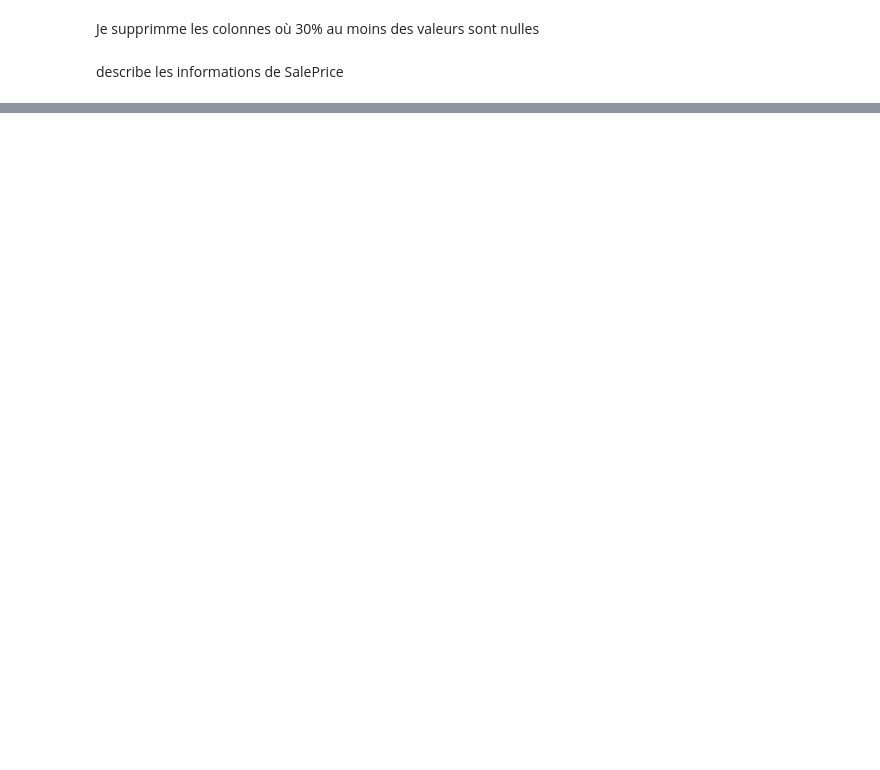
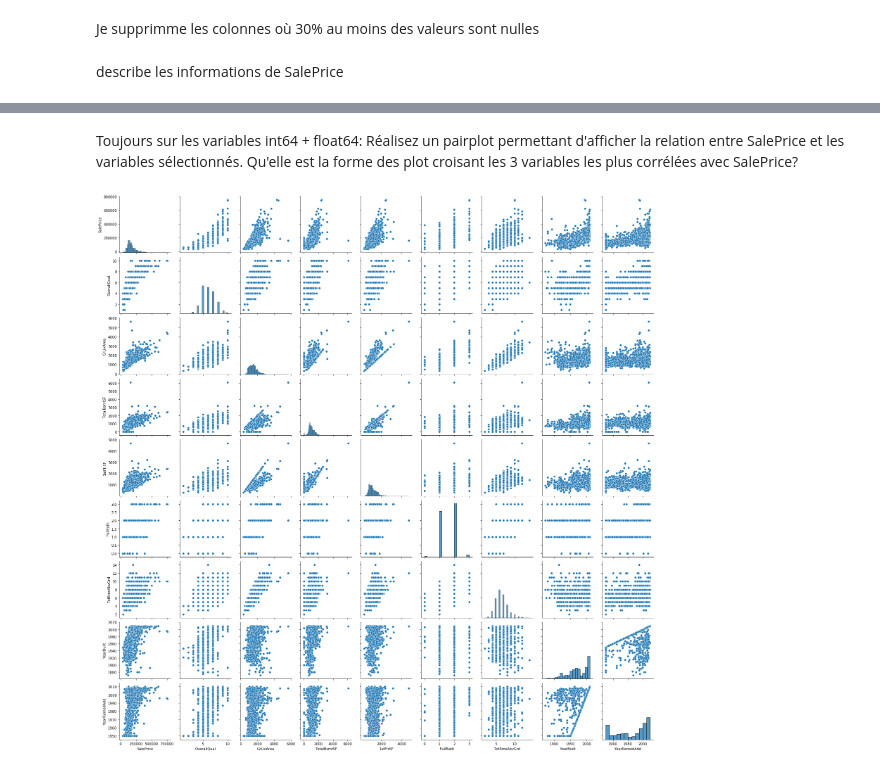
Before and after one commit to camillesauer/eda_maison, a Jupyter notebook: eda_maison.ipynb, the cells around one changed output, grey strips where cells are left out. Saved outputs shown, nothing was run; the diff lists cells and outputs as text; code cells hidden in the pictures; blank space fills up the shorter version.

```diff
--- a/eda_maison.ipynb
+++ b/eda_maison.ipynb
@@ -27,0 +85,2 @@ sns.displot(data = df_house, x="SalePrice")
+# %%
+df_house_type = df_house.select_dtypes(include=['int64', 'float64'])
@@ -27,0 +134,18 @@ sns.displot(data = df_house, x="SalePrice")
+# %% [markdown]
+Toujours sur les variables int64 + float64: Réalisez un pairplot permettant d'afficher la relation entre SalePrice et les variables sélectionnés. Qu'elle est la forme des plot croisant les 3 variables les plus corrélées avec SalePrice?
+# %%
+df_pairplot = ['SalePrice',
+      'OverallQual',
+      'GrLivArea',
+      'TotalBsmtSF',
+      '1stFlrSF',
+      'FullBath',
+      'TotRmsAbvGrd',
+      'YearBuilt',
+      'YearRemodAdd']
+
+plot_sale_price = df_house_type.loc[:, df_pairplot]
+sns.pairplot(plot_sale_price)
+plt.show;
+# %% [output]
+[figure, added]
```
Also changed, not shown: parts of 23 cells of this notebook.
